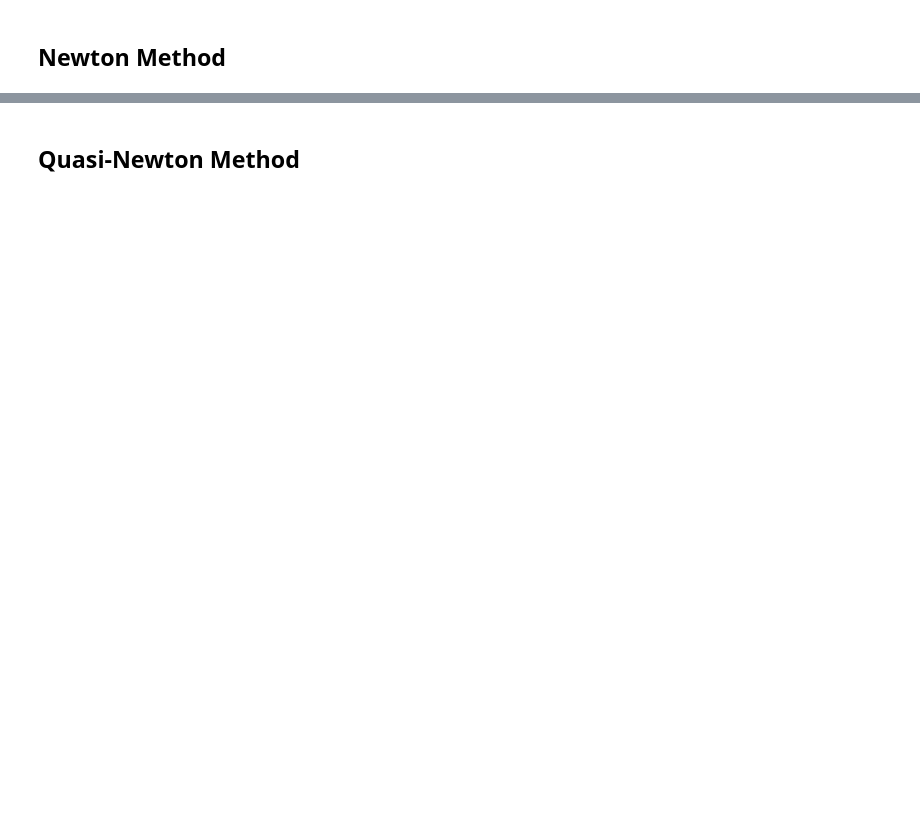
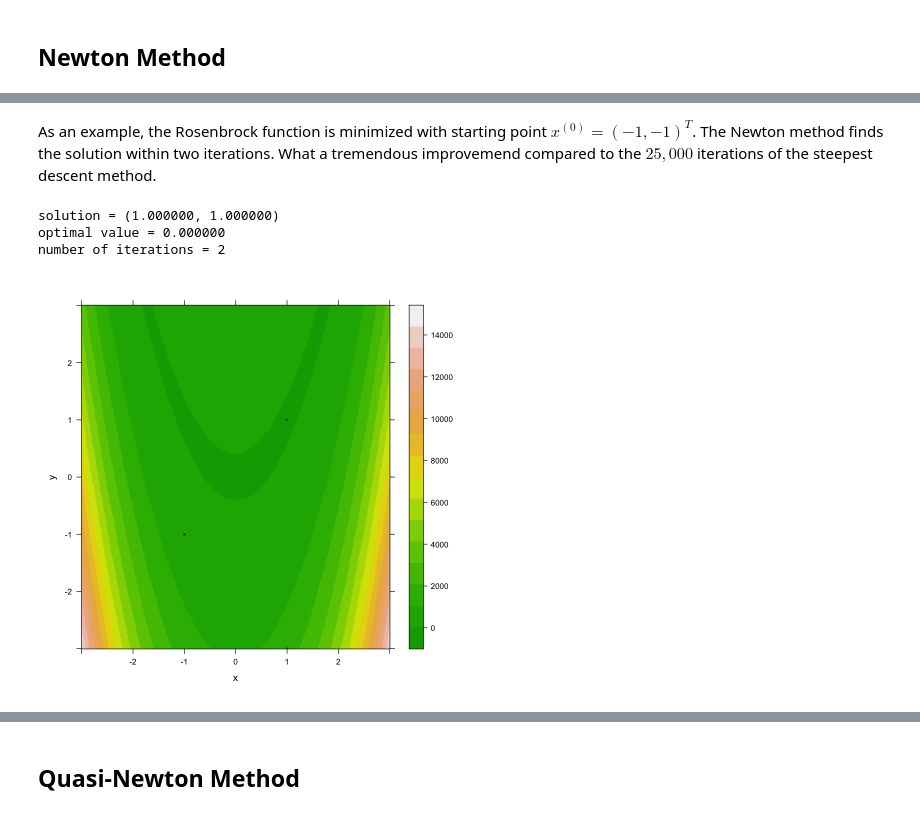
Before and after one commit to juwagner/num_opt, a Jupyter notebook: notebook.ipynb, the cells around one changed output, grey strips where cells are left out. Drawn from its saved outputs; the diff is of its cells as text; code cells hidden in the pictures; blank space fills up the shorter version.

```diff
--- a/notebook.ipynb
+++ b/notebook.ipynb
@@ -94,0 +113,33 @@ number of iterations = 24915
+# %%
+# Newton method
+newton = function(f, gradf, hessf, x, tol = 1e-10){
+  n_iter <- 0                     # iteration counter
+  iterates <- list(x)             # save iterates (for visualization)
+  while (sqrt(sum(gradf(x)^2)) > tol) {   # check stopping criterion
+    d <- solve(hessf(x), -gradf(x))       # Newton-direction via Newton system
+    x <- x + d                    # Newton step with step length 1
+    n_iter <- n_iter+1
+    iterates[[n_iter+1]] <- x
+  }
+  result <- list()
+  result$results <- list("solution" = x,        # solution vector
+                         "opt_value" = f(x),    # optimal value
+                         "n_iter" = n_iter)     # number of iterations
+  result$iterates <- iterates                   # all iterates (visualization)
+  return(result)
+}
+# %% [markdown]
+As an example, the Rosenbrock function is minimized with starting point $x^{(0)} = (-1, -1)^T$. The Newton method finds the solution within two iterations. What a tremendous improvemend compared to the $25,000$ iterations of the steepest descent method.
+# %%
+# Newton method for Rosenbrock function
+x_start <- c(-1, -1)
+newton_min <- newton(f_rosen, grad_rosen, hess_rosen, x = x_start)
+cat(sprintf("solution = (%f, %f) \n", newton_min$results$solution[1], sd_min$results$solution[2]))
+cat(sprintf("optimal value = %f \n", newton_min$results$opt_value))
+cat(sprintf("number of iterations = %s", newton_min$results$n_iter))
+plot_iterates_2d(f_rosen, newton_min$iterates, xlim=c(-3, 3), ylim=c(-3, 3))
+# %% [output]
+solution = (1.000000, 1.000000)
+optimal value = 0.000000
+number of iterations = 2
+[figure, added]
```
Also changed, not shown: parts of 32 cells of this notebook, 2 other files.
